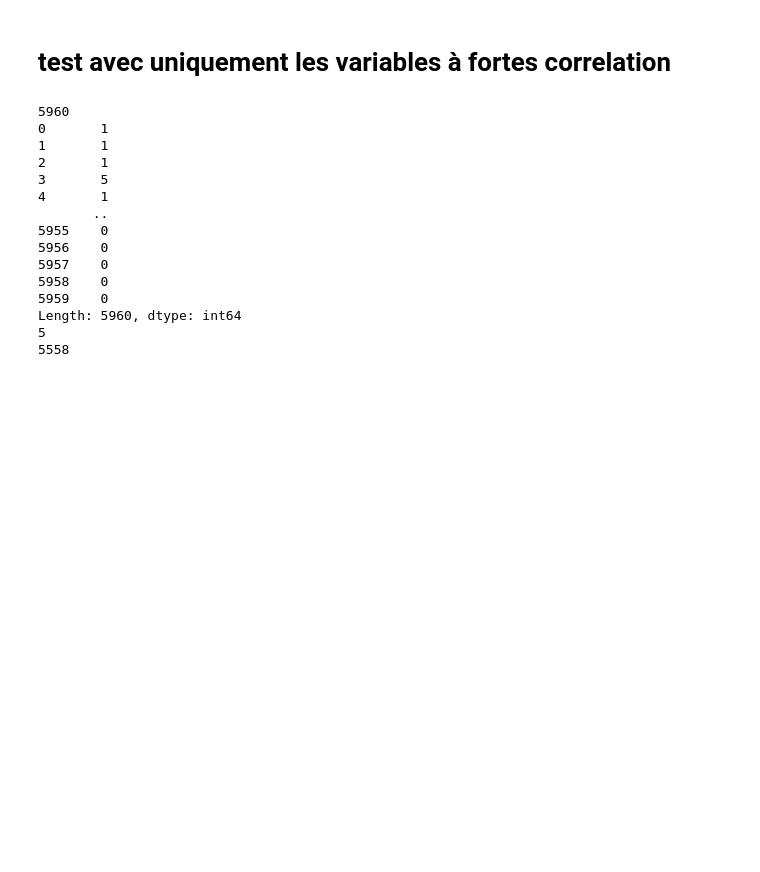
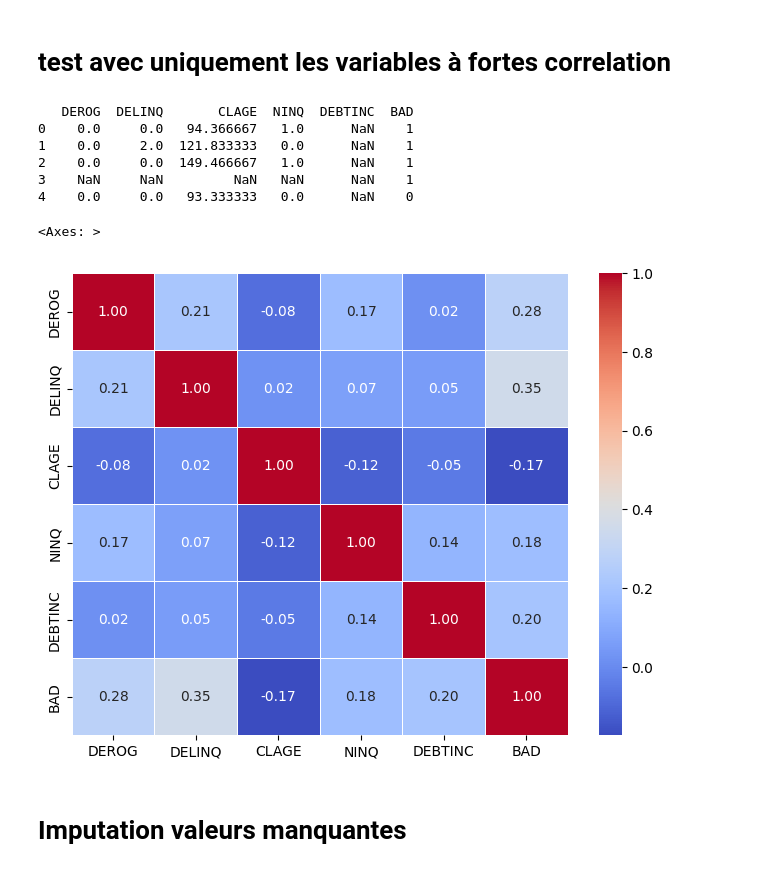
Before and after one commit to morganjowitt/Projet_scoring, a Jupyter notebook: morgan/analyse_exp.ipynb, the cells around one changed output. Drawn from its saved outputs; the diff is of its cells as text; code cells hidden in the pictures; blank space fills up the shorter version.

```diff
--- a/morgan/analyse_exp.ipynb
+++ b/morgan/analyse_exp.ipynb
@@ -151,9 +154,7 @@ Pites pour la suite :
 # %% [markdown]
 # test avec uniquement les variables à fortes correlation
 # %%
-data_1=data[['DEROG','DELINQ','CLAGE','NINQ','DEBTINC']]
-
-print(len(data_1))
+data_1=data[['DEROG','DELINQ','CLAGE','NINQ','DEBTINC','BAD']]
 
 #On enelève les lignes avec beaucoup de NA
 missing_by_row = data_1.isnull().sum(axis=1)
@@ -161,18 +162,19 @@ for i in range(len(missing_by_row)):
     if missing_by_row[i]>=3  :
         data_1=data_1.drop(i)
 # %% [output]
-5960
-0       1
-1       1
-2       1
-3       5
-4       1
-       ..
-5955    0
-5956    0
-5957    0
-5958    0
-5959    0
-Length: 5960, dtype: int64
-5
-5558
+   DEROG  DELINQ       CLAGE  NINQ  DEBTINC  BAD
+0    0.0     0.0   94.366667   1.0      NaN    1
+1    0.0     2.0  121.833333   0.0      NaN    1
+2    0.0     0.0  149.466667   1.0      NaN    1
+3    NaN     NaN         NaN   NaN      NaN    1
+4    0.0     0.0   93.333333   0.0      NaN    0
+# %%
+correlation_matrix_1=data_1.corr()
+
+plt.figure(figsize=(8, 6))
+sns.heatmap(correlation_matrix_1, annot=True, cmap='coolwarm', fmt='.2f', linewidths=0.5)
+# %% [output]
+<Axes: >
+[figure, added]
+# %% [markdown]
+# Imputation valeurs manquantes
```
Also changed, not shown: parts of 4 cells of this notebook.
